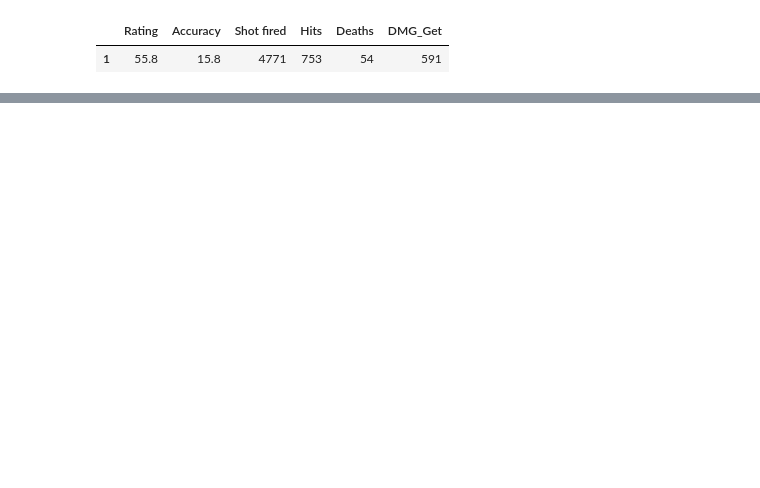
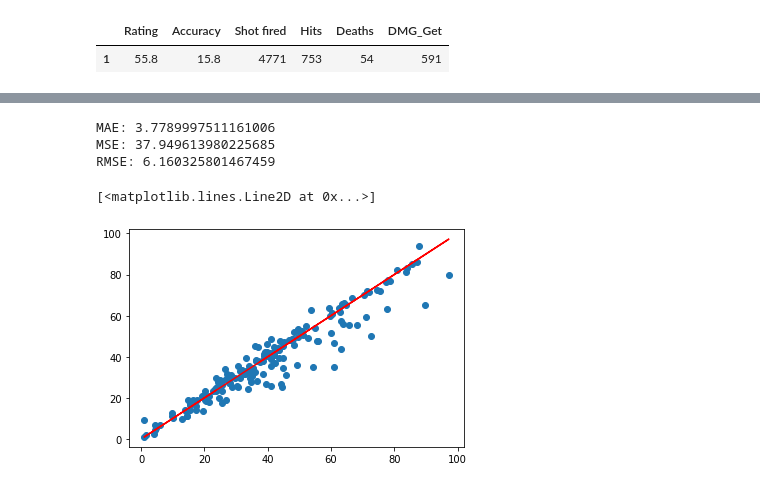
Before and after one commit to KacperChmura1/LaserTag-Project, a Jupyter notebook: Deep_Learning.ipynb, the cells around one changed output, grey strips where cells are left out. Saved outputs shown, nothing was run; the diff lists cells and outputs as text; code cells hidden in the pictures; blank space fills up the shorter version.

Commit message:
new scraped data and cheated model with ann

```diff
--- a/Deep_Learning.ipynb
+++ b/Deep_Learning.ipynb
@@ -386,0 +403,2 @@ y_test.to_csv("data/y_test.csv", encoding="utf-8")
+# %%
+X_test = scaler.transform(X_test)
@@ -386,0 +411,22 @@ y_test.to_csv("data/y_test.csv", encoding="utf-8")
+# %%
+model_3 = Sequential()
+
+model_3.add(Dense(19,activation='relu'))
+model_3.add(Dense(19,activation='relu'))
+model_3.add(Dense(19,activation='relu'))
+model_3.add(Dense(19,activation='relu'))
+model_3.add(Dense(19,activation='relu'))
+model_3.add(Dense(19,activation='relu'))
+model_3.add(Dense(19,activation='relu'))
+model_3.add(Dense(19,activation='relu'))
+model_3.add(Dense(19,activation='relu'))
+model_3.add(Dense(19,activation='relu'))
+model_3.add(Dense(19,activation='relu'))
+#model.add(Dense(6,activation='relu'))
+model_3.add(Dense(1))
+
+model_3.compile(optimizer='adam',loss='mae')
+# %%
+model_3.fit(x=X_train,y=y_train.values,
+          validation_data=(X_test,y_test.values),
+          batch_size=128,epochs=400)
@@ -386,0 +452,2 @@ y_test.to_csv("data/y_test.csv", encoding="utf-8")
+# %%
+predictions = model_3.predict(X_test)
@@ -386,0 +456,8 @@ y_test.to_csv("data/y_test.csv", encoding="utf-8")
+# %%
+print('MAE:', metrics.mean_absolute_error(y_test, predictions))
+print('MSE:', metrics.mean_squared_error(y_test, predictions))
+print('RMSE:', np.sqrt(metrics.mean_squared_error(y_test, predictions)))
+# %% [output]
+MAE: 3.7789997511161006
+MSE: 37.949613980225685
+RMSE: 6.160325801467459
@@ -386,0 +469,8 @@ y_test.to_csv("data/y_test.csv", encoding="utf-8")
+# %%
+plt.scatter(y_test,predictions)
+
+# Real Value
+plt.plot(y_test,y_test,'r')
+# %% [output]
+[<matplotlib.lines.Line2D at 0x...>]
+[figure, added]
```
Also changed, not shown: parts of 42 cells of this notebook, 1 other file.
